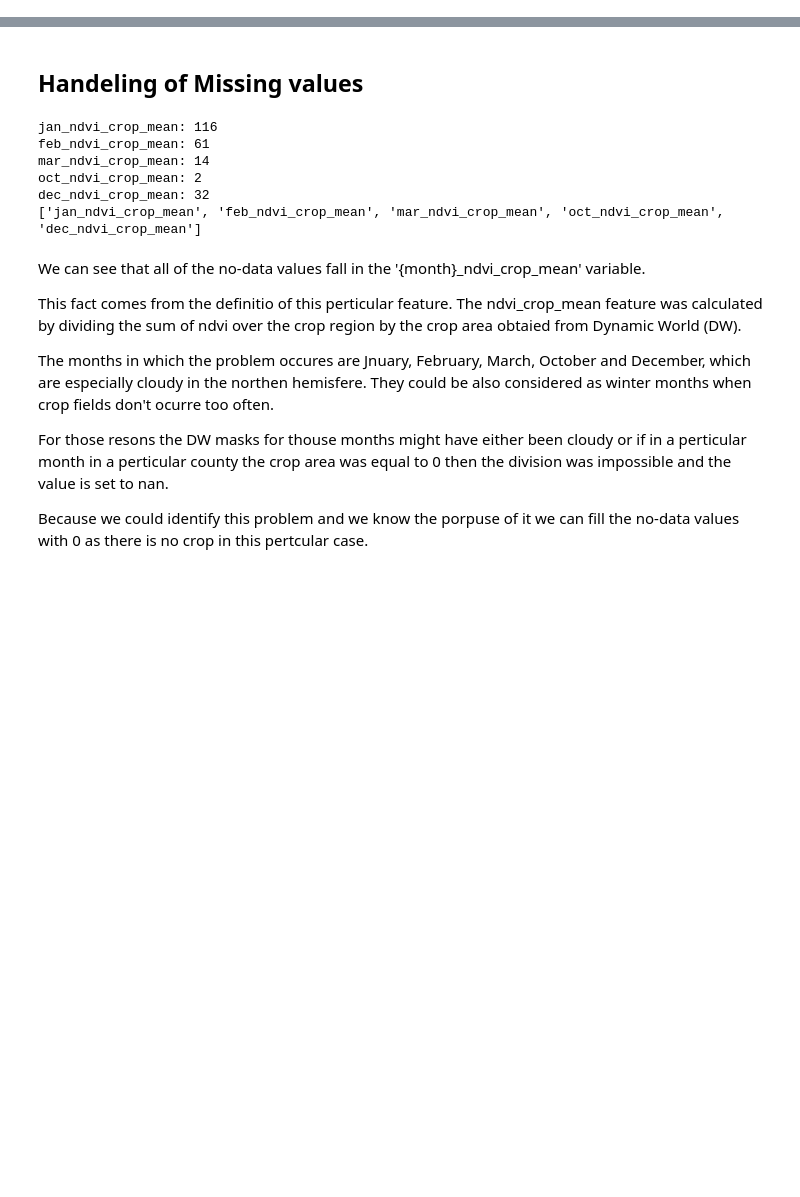
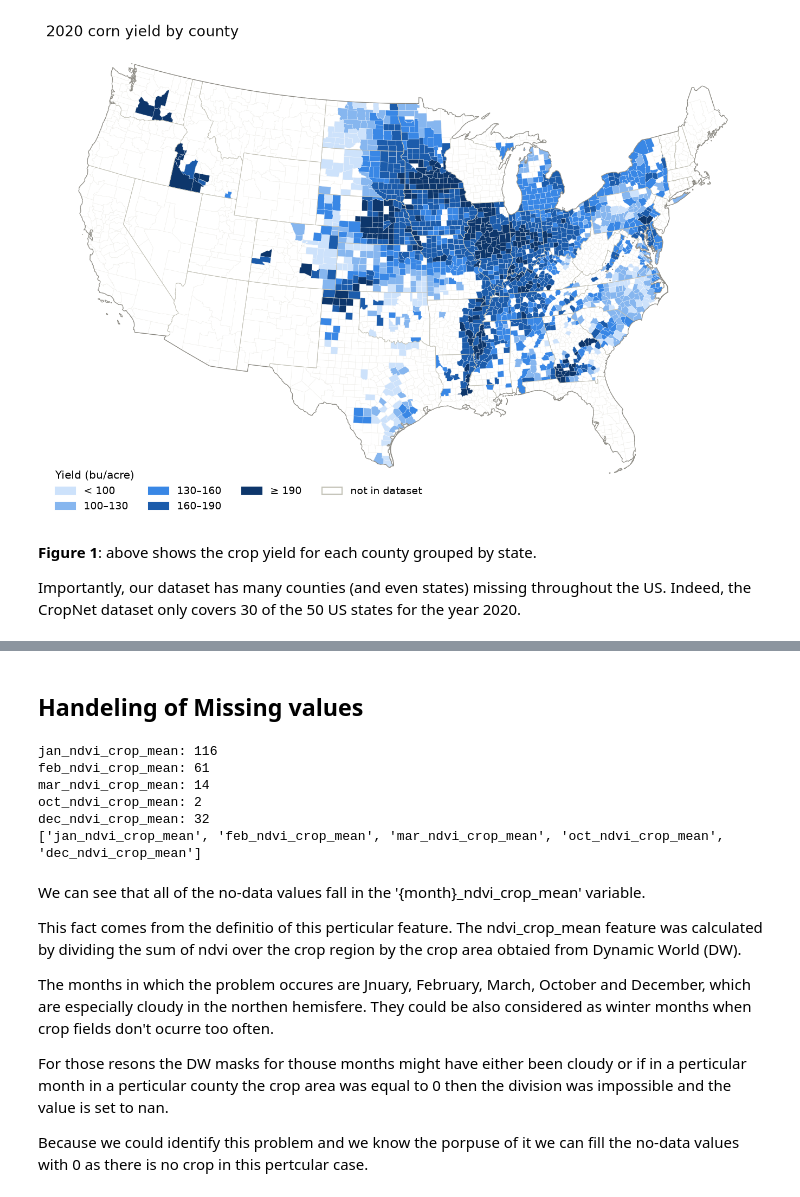
Before and after one commit to nkakowalska/CropNet, a Jupyter notebook: src/cropnet/feature_extraction.ipynb, the cells around one changed output, grey strips where cells are left out. Saved outputs shown, nothing was run; the diff lists cells and outputs as text; code cells hidden in the pictures; blank space fills up the shorter version.

```diff
--- a/src/cropnet/feature_extraction.ipynb
+++ b/src/cropnet/feature_extraction.ipynb
@@ -16 +42,68 @@
+# %%
+
+# =============================================================================
+#  DISCLAIMER: AI GENERATED
+#  MODEL: CLAUDE OPUS 5.5 + high effort
+# ===========================================================================
+
+import json
+from collections import Counter
+from urllib.request import urlopen
+
+import matplotlib.pyplot as plt
+import numpy as np
+import pandas as pd
+from matplotlib.collections import LineCollection, PolyCollection
+from matplotlib.colors import BoundaryNorm, ListedColormap
+from matplotlib.patches import Patch
+
+
+COUNTIES_URL = "https://raw.githubusercontent.com/plotly/datasets/master/geojson-counties-fips.json"
+
+
+def plot_yield_map(data_path, geojson_url=COUNTIES_URL):
+    yld = pd.read_csv(data_path, dtype={"fips": str}).set_index("fips")["yield_bu_acre"]
+    rings = {f["properties"]["STATE"] + f["properties"]["COUNTY"]:
+             [np.array(p[0]) for p in (g["coordinates"] if g["type"] == "MultiPolygon" else [g["coordinates"]])]
+             for f in json.load(urlopen(geojson_url))["features"] for g in [f["geometry"]]
+             if f["properties"]["STATE"] not in {"02", "15", "60", "66", "69", "72", "78"}}
+
+    p1, p2, lat0 = np.radians([29.5, 45.5, 37.5])  # Albers equal-area projection
+    n = (np.sin(p1) + np.sin(p2)) / 2
+    rho = lambda phi: np.sqrt(np.cos(p1) ** 2 + 2 * n * np.sin(p1) - 2 * n * np.sin(phi)) / n
+    proj = lambda xy: np.column_stack([rho(np.radians(xy[:, 1])) * np.sin(n * np.radians(xy[:, 0] + 96)),
+                                       rho(lat0) - rho(np.radians(xy[:, 1])) * np.cos(n * np.radians(xy[:, 0] + 96))])
+    def border(fips):  # edges not shared by two counties in the set
+        edges = Counter(tuple(sorted(e)) for f in fips for r in rings[f]
+                        for pts in [[tuple(np.round(p, 3)) for p in r]] for e in zip(pts, pts[1:]))
+        return [proj(np.array(e)) for e, k in edges.items() if k == 1]
+
+    colors = ["#cde2fb", "#86b6ef", "#3987e5", "#1c5cab", "#0d366b"]
+    fig, ax = plt.subplots(figsize=(12, 7.2))
+    ax.add_collection(PolyCollection([proj(r) for f, rs in rings.items() if f not in yld.index for r in rs],
+                                     facecolor="white", edgecolor="#ecebe6", lw=0.2))
+    have = [(proj(r), yld[f]) for f, rs in rings.items() if f in yld.index for r in rs]
+    ax.add_collection(PolyCollection([p for p, _ in have], array=np.array([v for _, v in have]), edgecolor="white", lw=0.15,
+                                     cmap=ListedColormap(colors), norm=BoundaryNorm([0, 100, 130, 160, 190, 300], 5)))
+    for st in sorted({f[:2] for f in rings}):
+        ax.add_collection(LineCollection(border(sorted(f for f in rings if f[:2] == st)), color="#c3c2b7", lw=0.4))
+    ax.add_collection(LineCollection(border(sorted(rings)), color="#898781", lw=0.6))
+    ax.autoscale_view(); ax.set_aspect("equal"); ax.axis("off")
+    ax.set_title("2020 corn yield by county", loc="left", color="#0b0b0b", fontsize=13)
+    labels = ["< 100", "100–130", "130–160", "160–190", "≥ 190"]
+    ax.legend(handles=[Patch(color=c, label=l) for c, l in zip(colors, labels)]
+              + [Patch(facecolor="white", edgecolor="#c3c2b7", label="not in dataset")],
+              loc="lower left", bbox_to_anchor=(0.0, -0.06), ncol=4, frameon=False, fontsize=9,
+              title="Yield (bu/acre)", title_fontsize=9.5, alignment="left")
+    return fig
+
+
+plot_yield_map("data.csv")
+plt.show()
+# %% [output]
+[figure, added]
+# %% [markdown]
+**Figure 1**: above shows the crop yield for each county grouped by state.
+
+Importantly, our dataset has many counties (and even states) missing throughout the US. Indeed, the CropNet dataset only covers 30 of the 50 US states for the year 2020.
 # %% [markdown]
```
Also changed, not shown: parts of 14 cells of this notebook, 4 other files.
